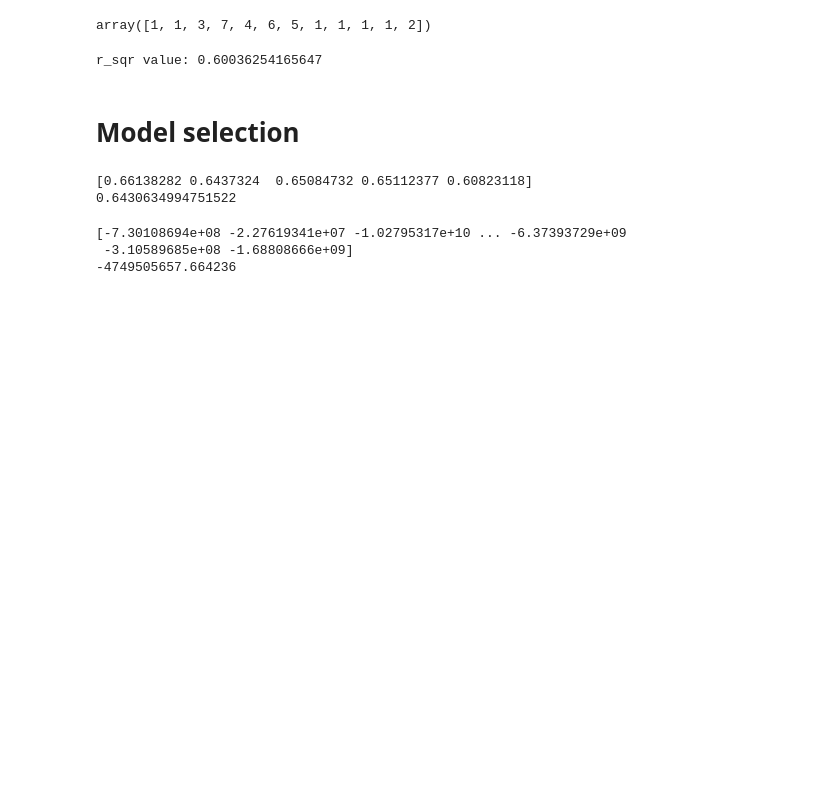
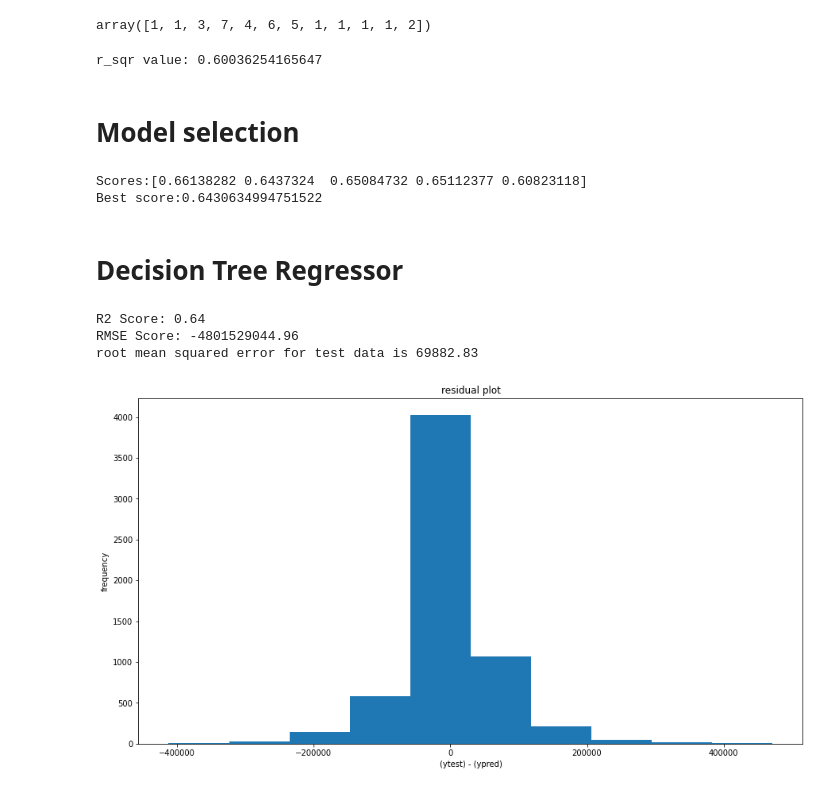
Before and after one commit to bharath-nepoleon/sklearn-session, a Jupyter notebook: linear-regression.ipynb, the cells around one changed output. Drawn from its saved outputs; the diff is of its cells as text; code cells hidden in the pictures; blank space fills up the shorter version.

Commit message:
Add decision tree

```diff
--- a/linear-regression.ipynb
+++ b/linear-regression.ipynb
@@ -590,19 +559,33 @@ r_sqr value: 0.60036254165647
 # %% [markdown]
 # Model selection
 # %%
-from sklearn.model_selection import cross_val_score
+from sklearn.model_selection import cross_val_score, cross_validate
 scores = cross_val_score(model, xtrain, ytrain, cv=5,scoring='r2')
-print(scores)
-print(scores.mean())
+print(f"Scores:{scores}")
+print(f"Best score:{scores.mean()}")
 # %% [output]
-[0.66138282 0.6437324  0.65084732 0.65112377 0.60823118]
-0.6430634994751522
+Scores:[0.66138282 0.6437324  0.65084732 0.65112377 0.60823118]
+Best score:0.6430634994751522
 # %%
-from sklearn.model_selection import LeaveOneOut
-scores = cross_val_score(model, xtrain, ytrain, cv=LeaveOneOut(),scoring='neg_mean_squared_error')
-print(scores)
-print(scores.mean())
+# from sklearn.model_selection import LeaveOneOut
+# scores = cross_val_score(model, xtrain, ytrain, cv=LeaveOneOut(),scoring='neg_mean_squared_error')
+# print(f"Scores:{scores}")
+# print(f"Best score:{scores.mean()}")
-# %% [output]
-[-7.30108694e+08 -2.27619341e+07 -1.02795317e+10 ... -6.37393729e+09
- -3.10589685e+08 -1.68808666e+09]
--4749505657.664236
+# %% [markdown]
+# Decision Tree Regressor
+# %%
+def model_score(model,xtrain,ytrain,xtest,ytest):
+    scores = cross_validate(model, xtrain, ytrain, cv=5,scoring=('r2', 'neg_mean_squared_error'))
+    print(f"R2 Score: {scores['test_r2'].mean():.2f}")
+    print(f"RMSE Score: {scores['test_neg_mean_squared_error'].mean():.2f}")
+    model.fit(xtrain,ytrain)
+    ypred = model.predict(xtest)
+    plot(ytest,ypred)
+# %%
+lr = LinearRegression()
+model_score(decsion_tree,xtrain,ytrain,xtest,ytest)
+# %% [output]
+R2 Score: 0.64
+RMSE Score: -4801529044.96
+root mean squared error for test data is 69882.83
+[figure, added]
```
Also changed, not shown: parts of 25 cells of this notebook.
